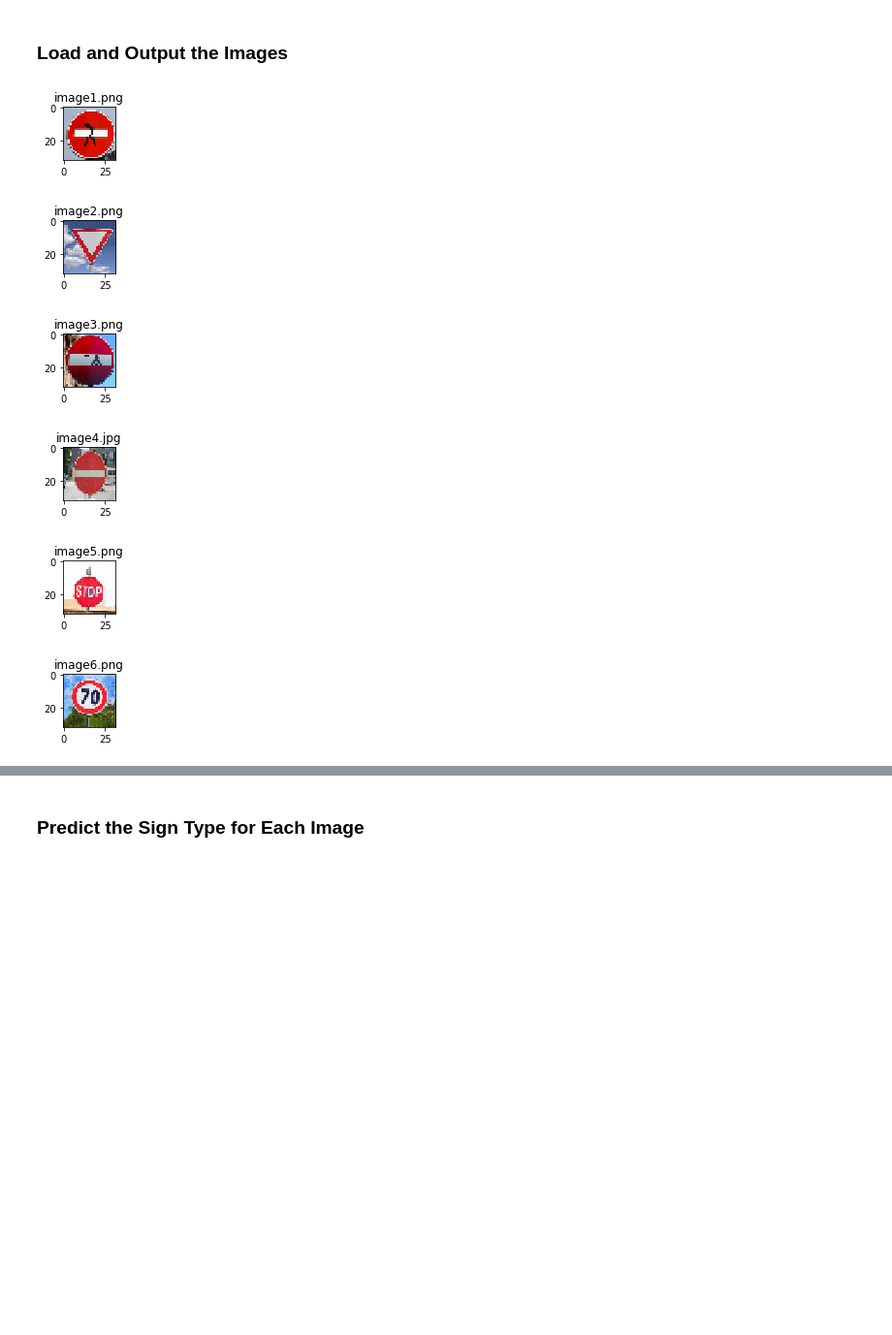
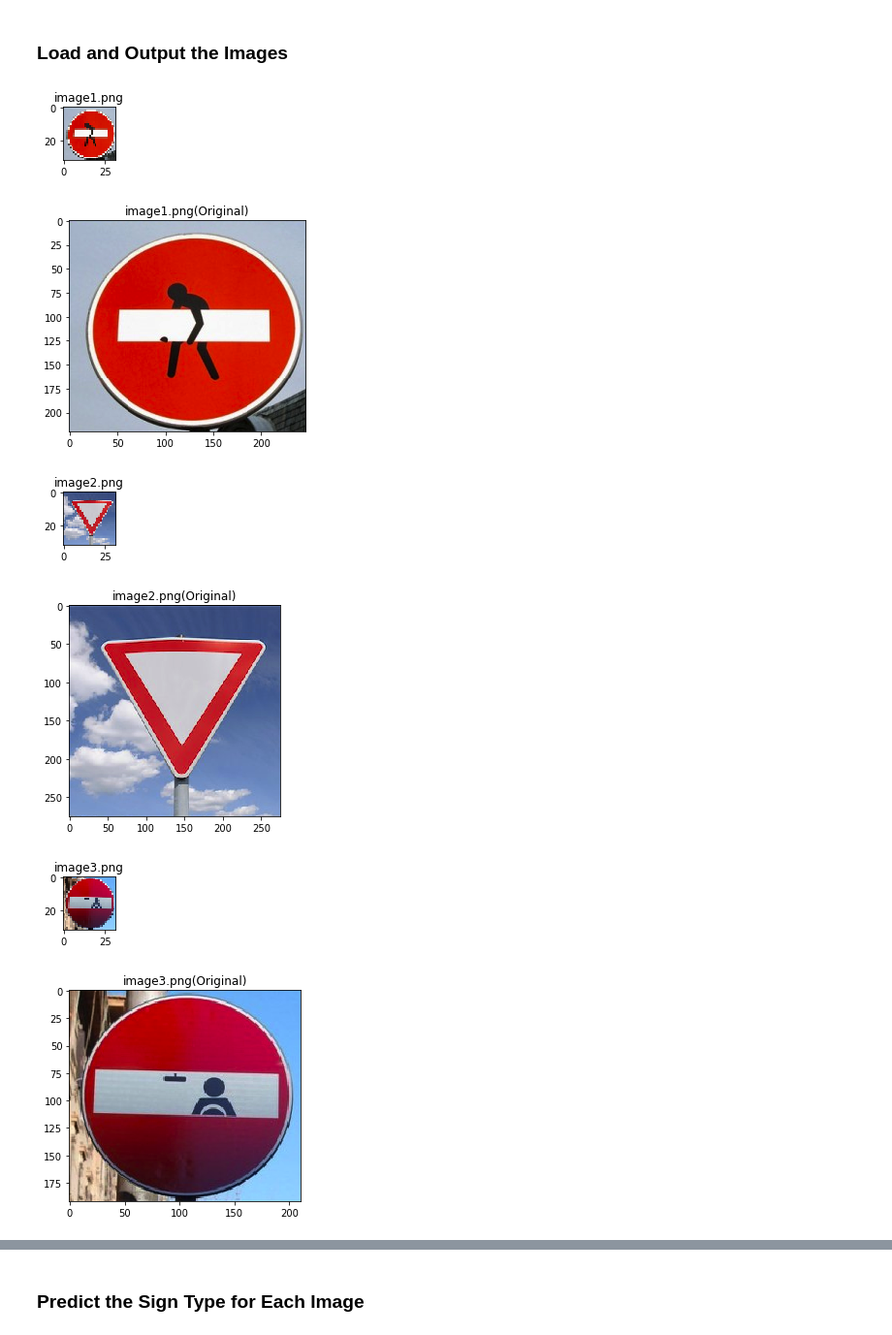
Before and after one commit to italojs/CarND-Traffic-Sign-Classifier-Project, a Jupyter notebook: Traffic_Sign_Classifier.ipynb, the cells around one changed output, grey strips where cells are left out. Shown at 97% size. Drawn from its saved outputs; the diff is of its cells as text; code cells hidden in the pictures; blank space fills up the shorter version.

```diff
--- a/Traffic_Sign_Classifier.ipynb
+++ b/Traffic_Sign_Classifier.ipynb
@@ -52,7 +65,7 @@ Please enter the verification code: Access token retrieved correctly.
 import pickle
 
 # TODO: Fill this in based on where you saved the training and testing data
-base_dir = "drive/GPU_PROJECTS/CarND-Traffic-Sign-Classifier-Project/"
+base_dir = "drive/Colab Notebooks/CarND-Traffic-Sign-Classifier-Project/"
 
 training_file = base_dir + "traffic-signs-data/train.p"
 testing_file =  base_dir + "traffic-signs-data/test.p"
@@ -367,37 +432,40 @@ plt.rcdefaults()
 import matplotlib.image as mpimg
 import numpy as np
 import os
 import cv2
 %matplotlib inline
 
 X_final_test = []
 X_final_test_name = []
 
 def pipeline(img):
     global X_final_test
 
     #Resize for consistency
     resize_image = cv2.resize(img, (32, 32))
 
     #Convert to 3 channels
     processed_img = cv2.cvtColor(resize_image, cv2.COLOR_BGRA2BGR)
 
     X_final_test.append(processed_img)
     return resize_image
 
 #printing out some stats and plotting
 plt.close("all")
-for file in sorted(os.listdir("./test_images/")):
+for file in sorted(os.listdir(base_dir + "test_images/")):
     plt.figure(figsize=(1,1))
     plt.title(file)
-    plt.imshow(pipeline(mpimg.imread("./test_images/" + file)))
+    plt.imshow(pipeline(mpimg.imread(base_dir + "test_images/" + file)))
+    plt.figure()
+    plt.title(file + "(Original)")
+    plt.imshow(mpimg.imread(base_dir + "test_images/" + file))
     X_final_test_name += [file]
 
 X_final_graph = X_final_test
 # %% [output]
 [figure]
-[figure, old version]
+[figure, new version]
-[figure, old version]
+[figure, new version]
-[figure, old version]
+[figure, new version]
-[figure, old version]
+[figure, new version]
-[figure, old version]
+[figure, new version]
```
Also changed, not shown: parts of 13 cells of this notebook, 1 other file.
